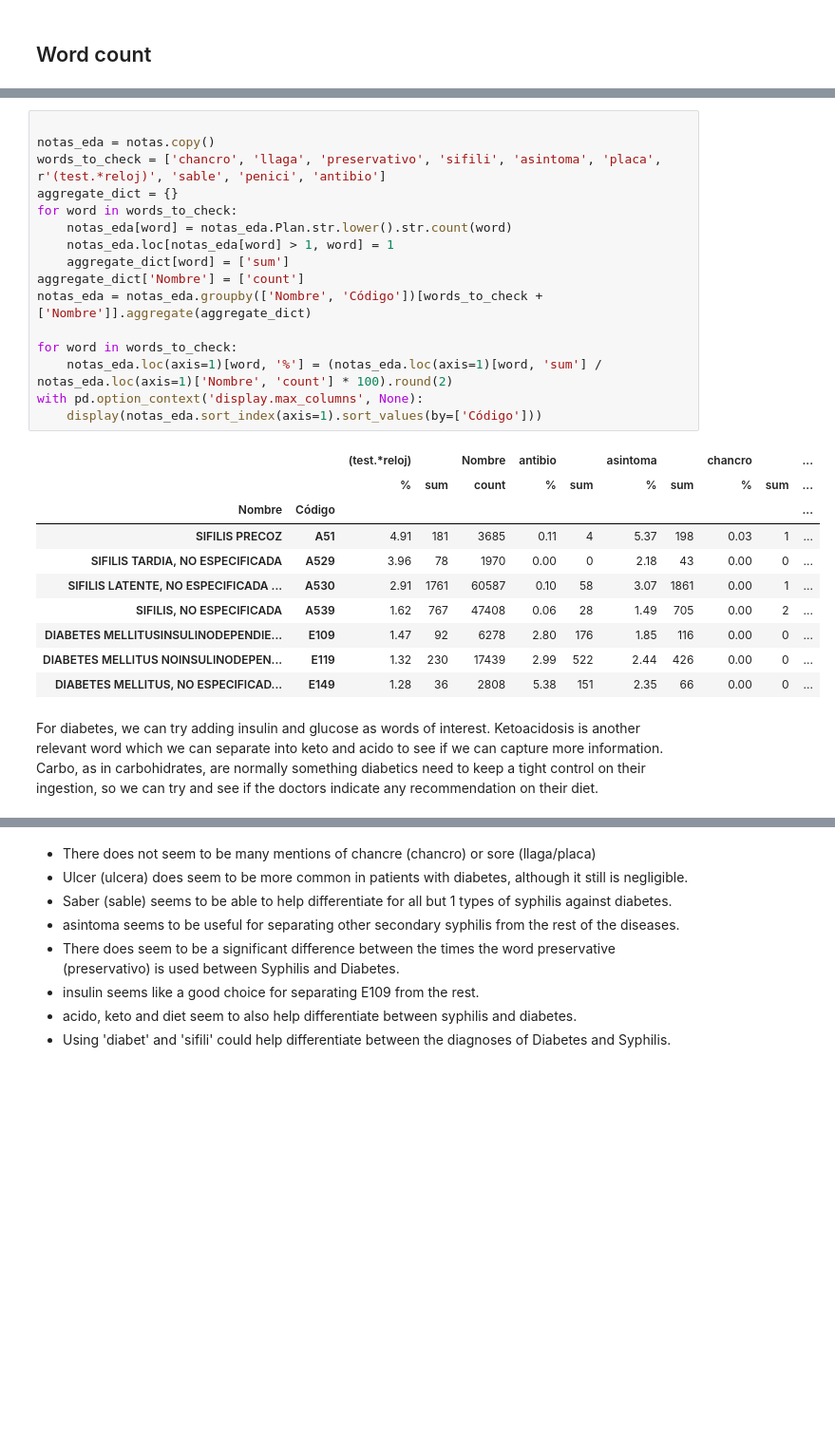
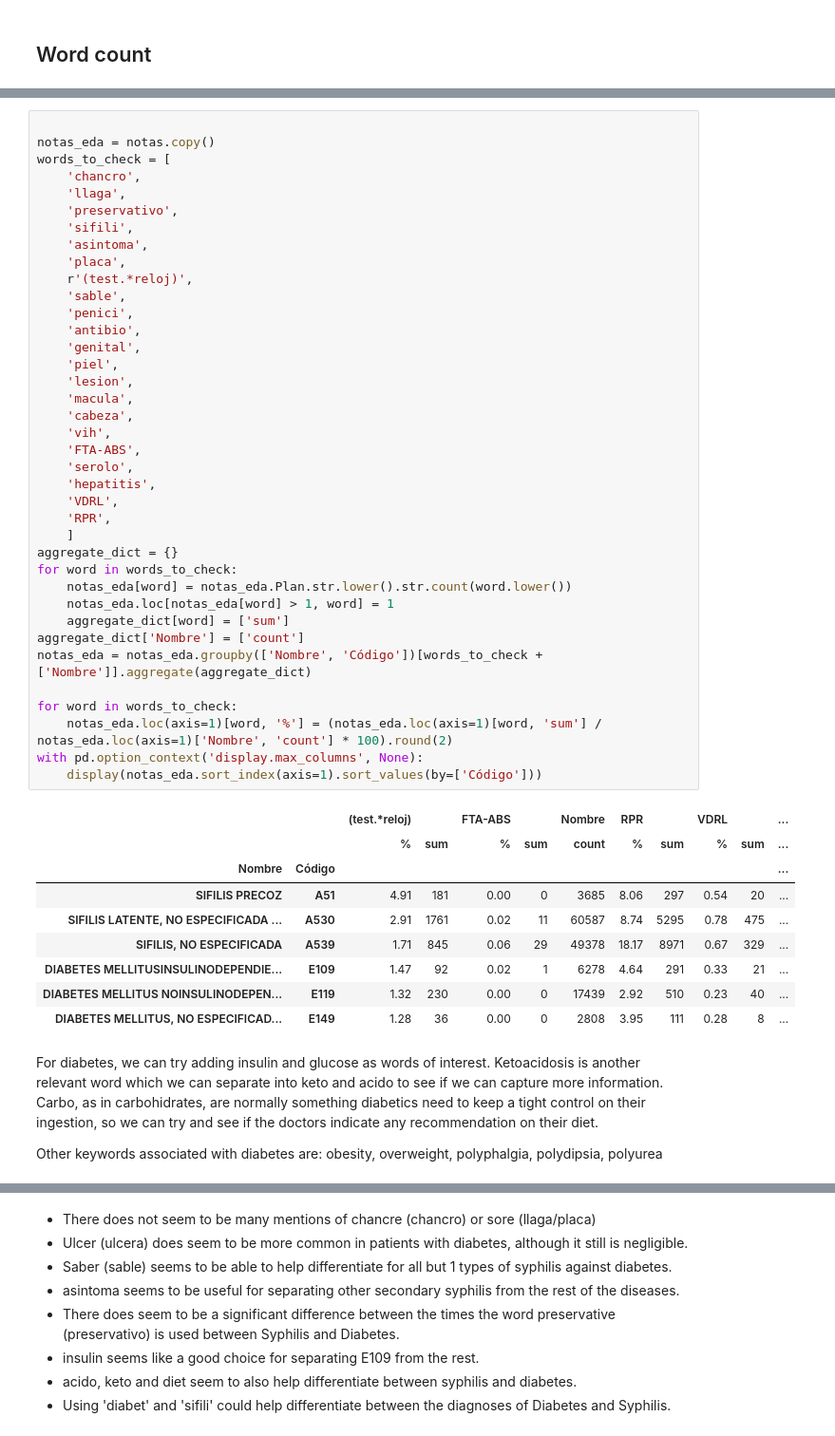
Before and after one commit to JuanGomez12/DataScience4AllProject, a Jupyter notebook: scripts/deep_EDA.ipynb, the cells around one changed output, grey strips where cells are left out. Shown at 95% size. Saved outputs shown, nothing was run; the diff lists cells and outputs as text; blank space fills up the shorter version.

Commit message:
Add extra words to check

```diff
--- a/scripts/deep_EDA.ipynb
+++ b/scripts/deep_EDA.ipynb
@@ -118,31 +117,54 @@ Additionally, a main characteristic of primary syphilis seems to be chancres, as
 # %%
 
 notas_eda = notas.copy()
-words_to_check = ['chancro', 'llaga', 'preservativo', 'sifili', 'asintoma', 'placa', r'(test.*reloj)', 'sable', 'penici', 'antibio']
+words_to_check = [
+    'chancro',
+    'llaga',
+    'preservativo',
+    'sifili',
+    'asintoma',
+    'placa',
+    r'(test.*reloj)',
+    'sable',
+    'penici',
+    'antibio',
+    'genital',
+    'piel',
+    'lesion',
+    'macula',
+    'cabeza',
+    'vih',
+    'FTA-ABS',
+    'serolo',
+    'hepatitis',
+    'VDRL',
+    'RPR',
+    ]
 aggregate_dict = {}
 for word in words_to_check:
-    notas_eda[word] = notas_eda.Plan.str.lower().str.count(word)
+    notas_eda[word] = notas_eda.Plan.str.lower().str.count(word.lower())
     notas_eda.loc[notas_eda[word] > 1, word] = 1
     aggregate_dict[word] = ['sum']
 aggregate_dict['Nombre'] = ['count']
 notas_eda = notas_eda.groupby(['Nombre', 'Código'])[words_to_check + ['Nombre']].aggregate(aggregate_dict)
 
 for word in words_to_check:
     notas_eda.loc(axis=1)[word, '%'] = (notas_eda.loc(axis=1)[word, 'sum'] / notas_eda.loc(axis=1)['Nombre', 'count'] * 100).round(2)
 with pd.option_context('display.max_columns', None):
     display(notas_eda.sort_index(axis=1).sort_values(by=['Código']))
 # %% [output]
-|  |  | (test.*reloj) |  | Nombre | antibio |  | asintoma |  | chancro |  | ... |
-|  |  | % | sum | count | % | sum | % | sum | % | sum | ... |
+|  |  | (test.*reloj) |  | FTA-ABS |  | Nombre | RPR |  | VDRL |  | ... |
+|  |  | % | sum | % | sum | count | % | sum | % | sum | ... |
 | Nombre | Código |  |  |  |  |  |  |  |  |  | ... |
-| SIFILIS PRECOZ | A51 | 4.91 | 181 | 3685 | 0.11 | 4 | 5.37 | 198 | 0.03 | 1 | ... |
-| SIFILIS TARDIA, NO ESPECIFICADA | A529 | 3.96 | 78 | 1970 | 0.00 | 0 | 2.18 | 43 | 0.00 | 0 | ... |
-| SIFILIS LATENTE, NO ESPECIFICADA ... | A530 | 2.91 | 1761 | 60587 | 0.10 | 58 | 3.07 | 1861 | 0.00 | 1 | ... |
-| SIFILIS, NO ESPECIFICADA | A539 | 1.62 | 767 | 47408 | 0.06 | 28 | 1.49 | 705 | 0.00 | 2 | ... |
-| DIABETES MELLITUSINSULINODEPENDIE... | E109 | 1.47 | 92 | 6278 | 2.80 | 176 | 1.85 | 116 | 0.00 | 0 | ... |
-| DIABETES MELLITUS NOINSULINODEPEN... | E119 | 1.32 | 230 | 17439 | 2.99 | 522 | 2.44 | 426 | 0.00 | 0 | ... |
-| DIABETES MELLITUS, NO ESPECIFICAD... | E149 | 1.28 | 36 | 2808 | 5.38 | 151 | 2.35 | 66 | 0.00 | 0 | ... |
+| SIFILIS PRECOZ | A51 | 4.91 | 181 | 0.00 | 0 | 3685 | 8.06 | 297 | 0.54 | 20 | ... |
+| SIFILIS LATENTE, NO ESPECIFICADA ... | A530 | 2.91 | 1761 | 0.02 | 11 | 60587 | 8.74 | 5295 | 0.78 | 475 | ... |
+| SIFILIS, NO ESPECIFICADA | A539 | 1.71 | 845 | 0.06 | 29 | 49378 | 18.17 | 8971 | 0.67 | 329 | ... |
+| DIABETES MELLITUSINSULINODEPENDIE... | E109 | 1.47 | 92 | 0.02 | 1 | 6278 | 4.64 | 291 | 0.33 | 21 | ... |
+| DIABETES MELLITUS NOINSULINODEPEN... | E119 | 1.32 | 230 | 0.00 | 0 | 17439 | 2.92 | 510 | 0.23 | 40 | ... |
+| DIABETES MELLITUS, NO ESPECIFICAD... | E149 | 1.28 | 36 | 0.00 | 0 | 2808 | 3.95 | 111 | 0.28 | 8 | ... |
 # %% [markdown]
 For diabetes, we can try adding insulin and glucose as words of interest. Ketoacidosis is another relevant word which we can separate into keto and acido to see if we can capture more information. Carbo, as in carbohidrates, are normally something diabetics need to keep a tight control on their ingestion, so we can try and see if the doctors indicate any recommendation on their diet.
+
+Other keywords associated with diabetes are: obesity, overweight, polyphalgia, polydipsia, polyurea
 # %%
 notas_eda = notas.copy()
```
Also changed, not shown: parts of 6 cells of this notebook.
